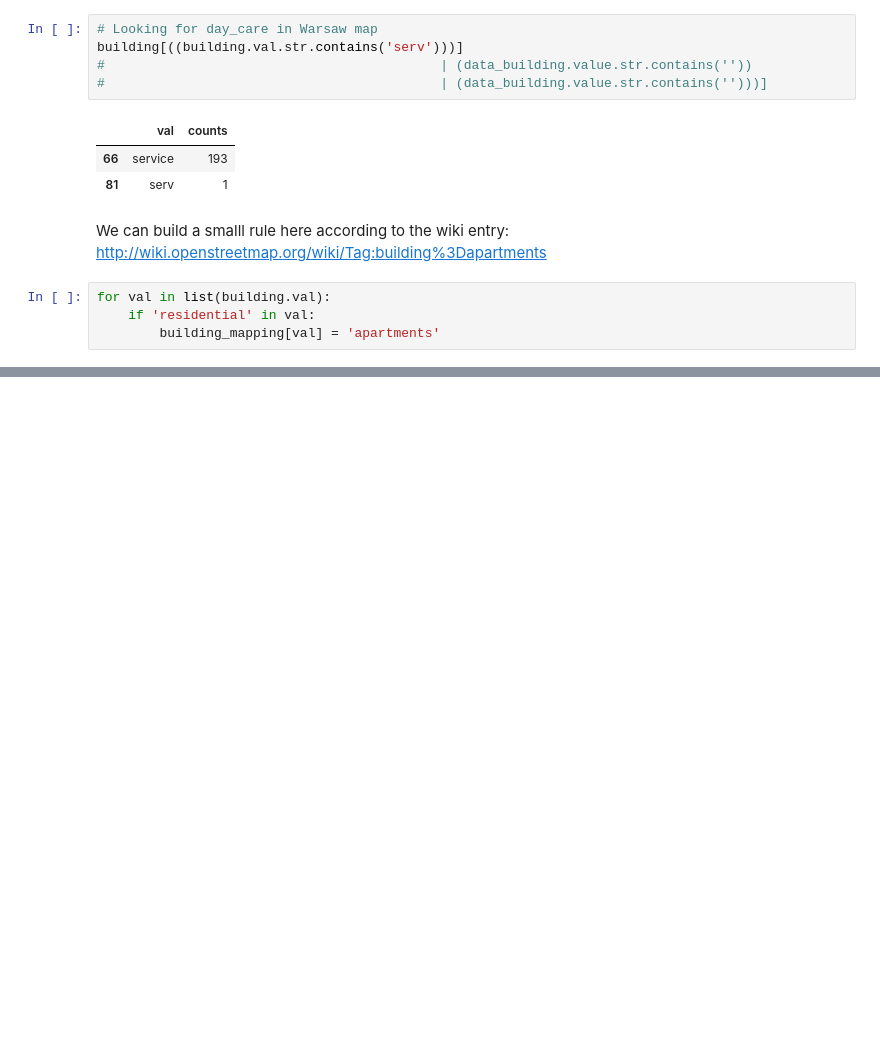
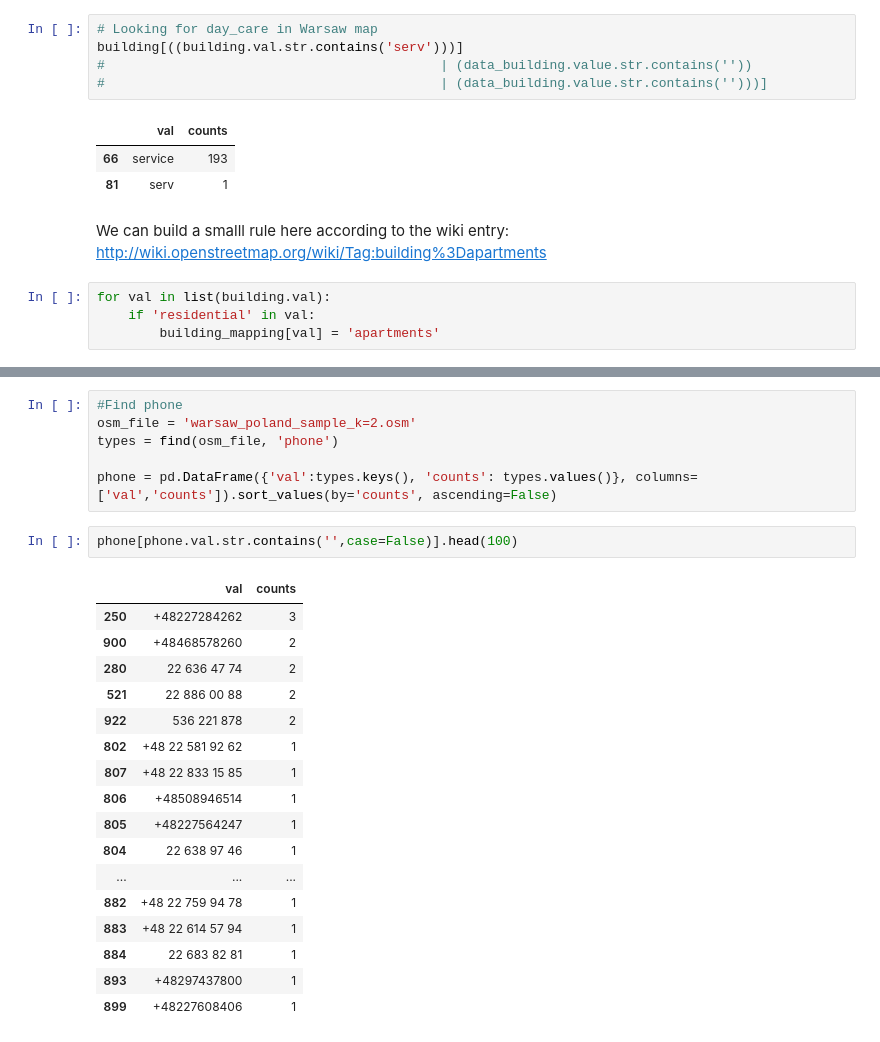
Before and after one commit to jkarakas/Wrangle-OpenStreetMaps-Data-with-SQL, a Jupyter notebook: audit-for-appointment.ipynb, the cells around one changed output, grey strips where cells are left out. Drawn from its saved outputs; the diff is of its cells as text; blank space fills up the shorter version.

```diff
--- a/audit-for-appointment.ipynb
+++ b/audit-for-appointment.ipynb
@@ -698,0 +678,26 @@ building_mapping
+# %%
+#Find phone
+osm_file = 'warsaw_poland_sample_k=2.osm'
+types = find(osm_file, 'phone')
+
+phone = pd.DataFrame({'val':types.keys(), 'counts': types.values()}, columns=['val','counts']).sort_values(by='counts', ascending=False)
+# %%
+phone[phone.val.str.contains('',case=False)].head(100)
+# %% [output]
+|  | val | counts |
+| 250 | +48227284262 | 3 |
+| 900 | +48468578260 | 2 |
+| 280 | 22 636 47 74 | 2 |
+| 521 | 22 886 00 88 | 2 |
+| 922 | 536 221 878 | 2 |
+| 802 | +48 22 581 92 62 | 1 |
+| 807 | +48 22 833 15 85 | 1 |
+| 806 | +48508946514 | 1 |
+| 805 | +48227564247 | 1 |
+| 804 | 22 638 97 46 | 1 |
+| ... | ... | ... |
+| 882 | +48 22 759 94 78 | 1 |
+| 883 | +48 22 614 57 94 | 1 |
+| 884 | 22 683 82 81 | 1 |
+| 893 | +48297437800 | 1 |
+| 899 | +48227608406 | 1 |
```
Also changed, not shown: parts of 19 cells of this notebook.
